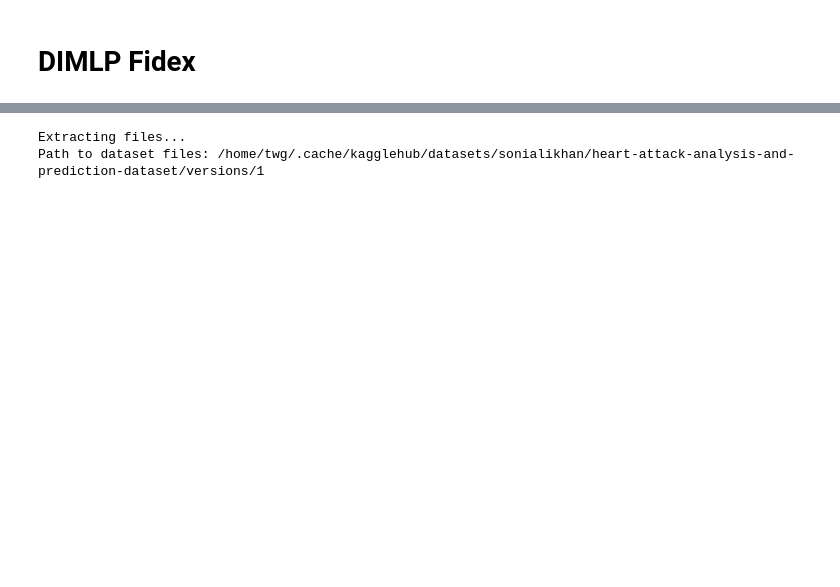
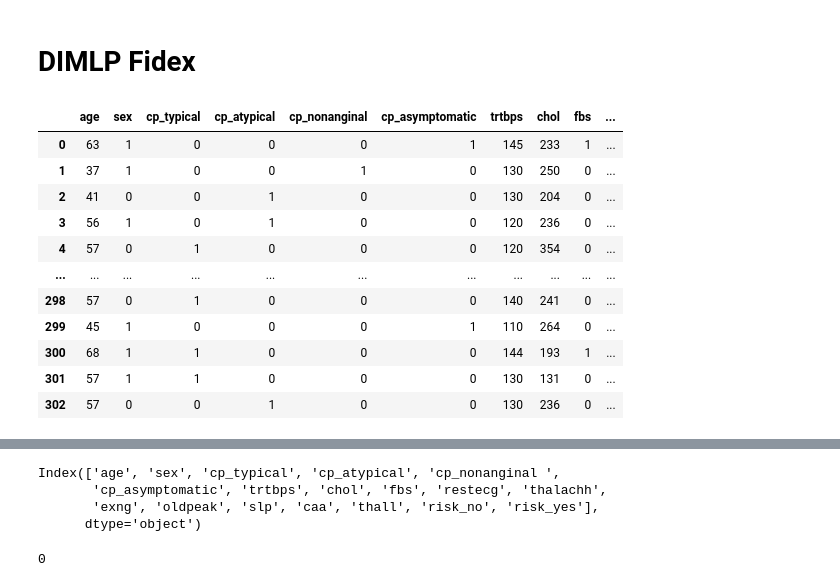
Before and after one commit to ThibaultSchowing/IMPTOX_XAI, a Jupyter notebook: notebooks/2_DIMLP_Fidex.ipynb, the cells around one changed output, grey strips where cells are left out. Drawn from its saved outputs; the diff is of its cells as text; code cells hidden in the pictures; blank space fills up the shorter version.

```diff
--- a/notebooks/2_DIMLP_Fidex.ipynb
+++ b/notebooks/2_DIMLP_Fidex.ipynb
@@ -26,8 +16,39 @@ from mlxplain.explainers.tabular.specific.dimlpfidex import DimlpBTModel
+# %%
+root_dir = pl.Path("../datasets/HeartDataset/")
+dataset = pd.read_csv(root_dir.joinpath("heart.csv"))
 # %%
-import kagglehub
 
-# Download latest version
-path = kagglehub.dataset_download("sonialikhan/heart-attack-analysis-and-prediction-dataset")
+cp = pd.get_dummies(
+    dataset["cp"], prefix="cp", prefix_sep="_", columns=["cp"], dtype="int8"
+)
+dataset = pd.concat([dataset.iloc[:, :2], cp, dataset.iloc[:, 3:]], axis=1)
+dataset = dataset.rename(
+    columns={
+        "cp_0": "cp_typical",
+        "cp_1": "cp_atypical",
+        "cp_2": "cp_nonanginal ",
+        "cp_3": "cp_asymptomatic",
+    }
+)
 
-print("Path to dataset files:", path)
+output = pd.get_dummies(
+    dataset["output"], prefix="risk", prefix_sep="_", columns=["output"], dtype="int8"
+)
+
+dataset = pd.concat([dataset.iloc[:, :-1], output], axis=1)
+dataset = dataset.rename(columns={"risk_0": "risk_no", "risk_1": "risk_yes"})
+
+dataset
 # %% [output]
+|  | age | sex | cp_typical | cp_atypical | cp_nonanginal | cp_asymptomatic | trtbps | chol | fbs | ... |
+| 0 | 63 | 1 | 0 | 0 | 0 | 1 | 145 | 233 | 1 | ... |
+| 1 | 37 | 1 | 0 | 0 | 1 | 0 | 130 | 250 | 0 | ... |
+| 2 | 41 | 0 | 0 | 1 | 0 | 0 | 130 | 204 | 0 | ... |
+| 3 | 56 | 1 | 0 | 1 | 0 | 0 | 120 | 236 | 0 | ... |
+| 4 | 57 | 0 | 1 | 0 | 0 | 0 | 120 | 354 | 0 | ... |
+| ... | ... | ... | ... | ... | ... | ... | ... | ... | ... | ... |
+| 298 | 57 | 0 | 1 | 0 | 0 | 0 | 140 | 241 | 0 | ... |
+| 299 | 45 | 1 | 0 | 0 | 0 | 1 | 110 | 264 | 0 | ... |
+| 300 | 68 | 1 | 1 | 0 | 0 | 0 | 144 | 193 | 1 | ... |
+| 301 | 57 | 1 | 1 | 0 | 0 | 0 | 130 | 131 | 0 | ... |
+| 302 | 57 | 0 | 0 | 1 | 0 | 0 | 130 | 236 | 0 | ... |
@@ -35,2 +55,0 @@ Downloading from https://www.kaggle.com/api/v1/datasets/download/sonialikhan/hea
-Extracting files...
-Path to dataset files: /home/twg/.cache/kagglehub/datasets/sonialikhan/heart-attack-analysis-and-prediction-dataset/versions/1
@@ -36,0 +78,22 @@ Path to dataset files: /home/twg/.cache/kagglehub/datasets/sonialikhan/heart-att
+# %%
+features
+# %% [output]
+Index(['age', 'sex', 'cp_typical', 'cp_atypical', 'cp_nonanginal ',
+       'cp_asymptomatic', 'trtbps', 'chol', 'fbs', 'restecg', 'thalachh',
+       'exng', 'oldpeak', 'slp', 'caa', 'thall', 'risk_no', 'risk_yes'],
+      dtype='object')
+# %%
+# WARNING: verbose_console can't be used when used in notebooks for some reason
+
+model = DimlpBTModel(
+    root_dir,
+    train_dataset,
+    test_dataset,
+    nb_features,
+    nb_classes,
+    attributes_file=features_filename,
+)
+
+model.train()
+# %% [output]
+0
```
Also changed, not shown: parts of 5 cells of this notebook, 11 other files.
